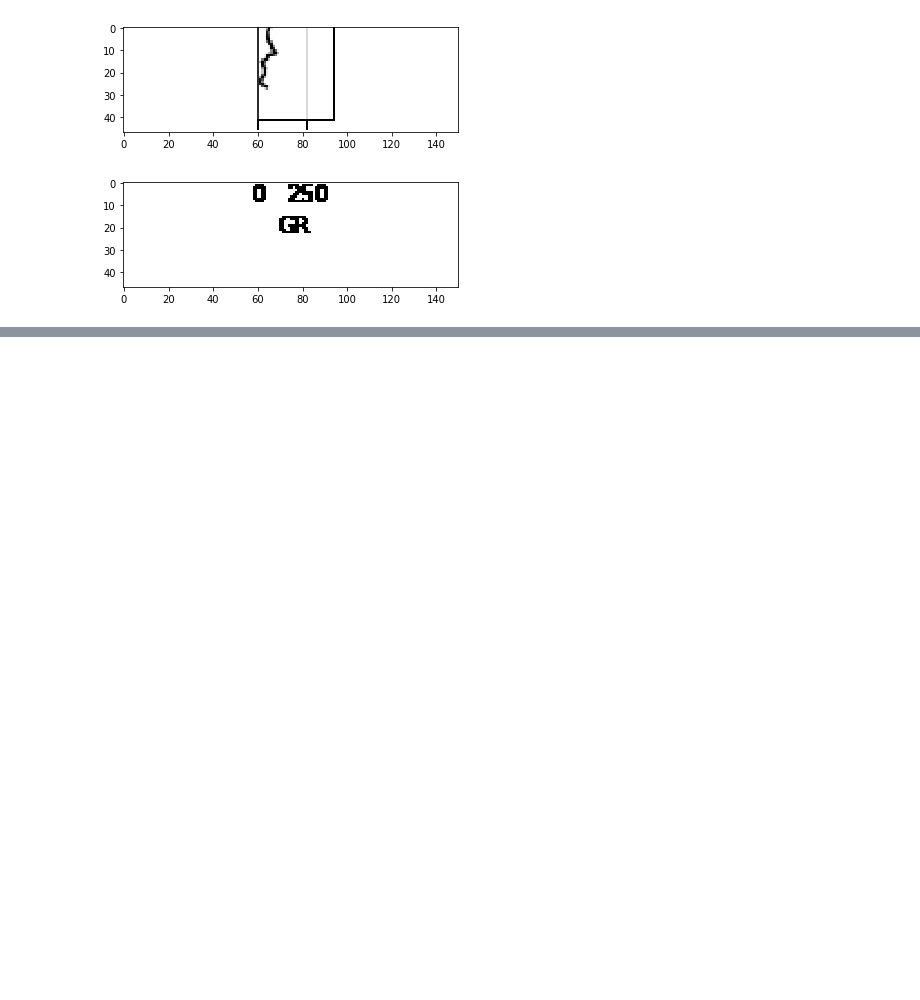
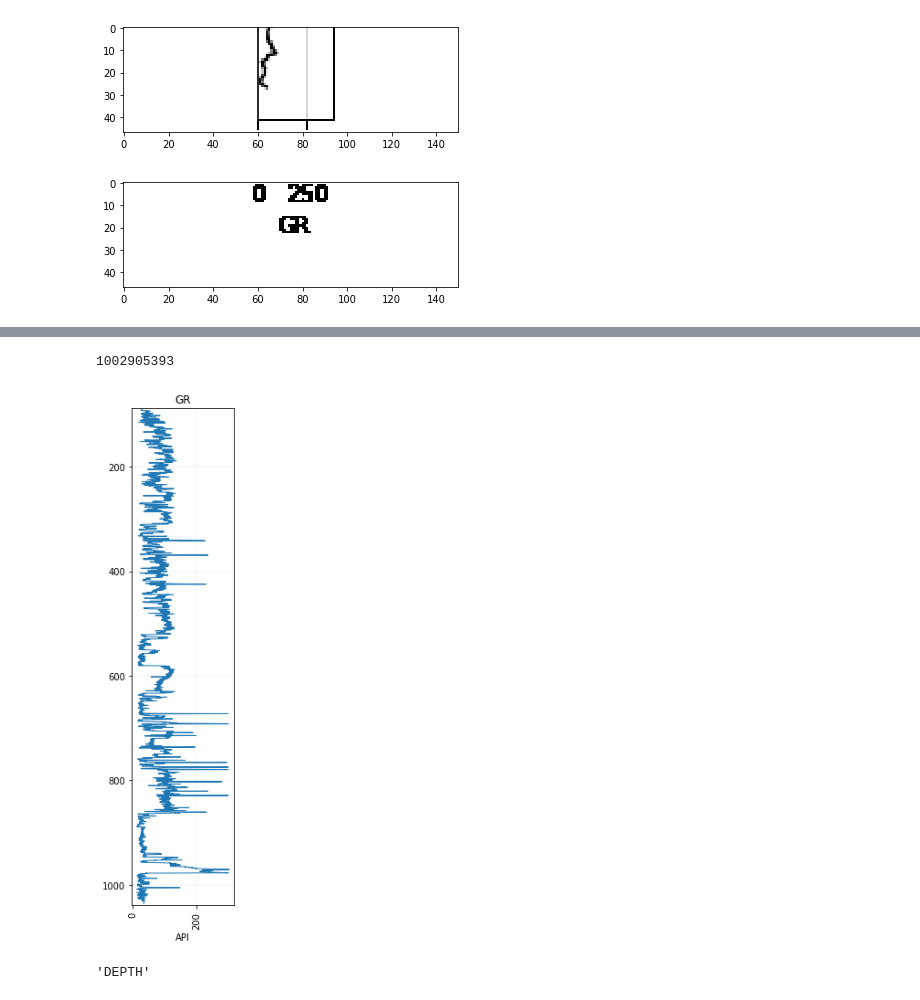
Before and after one commit to chancesang/datadisco, a Jupyter notebook: making_plot_sausages.ipynb, the cells around one changed output, grey strips where cells are left out. Drawn from its saved outputs; the diff is of its cells as text; code cells hidden in the pictures; blank space fills up the shorter version.

```diff
--- a/making_plot_sausages.ipynb
+++ b/making_plot_sausages.ipynb
@@ -138,0 +202,18 @@ lases.describe()
+# %%
+randomlas_line['KGS_ID'].tolist()[0]
+# %% [output]
+1002905393
+# %%
+from welly import Well; from welly import Curve
+l = Well.from_las('temp/1043917113.las') # hardcoded until I figure out how to get filename
+l.data['GR']
+l.data['GR'].plot(lw=0.5)
+#l.location.md(1039)
+rando_las = l.df()
+# %% [output]
+[figure, added]
+# %%
+rando_las.index.name
+#wtf??
+# %% [output]
+'DEPTH'
```
Also changed, not shown: parts of 16 cells of this notebook, 1 other file.
